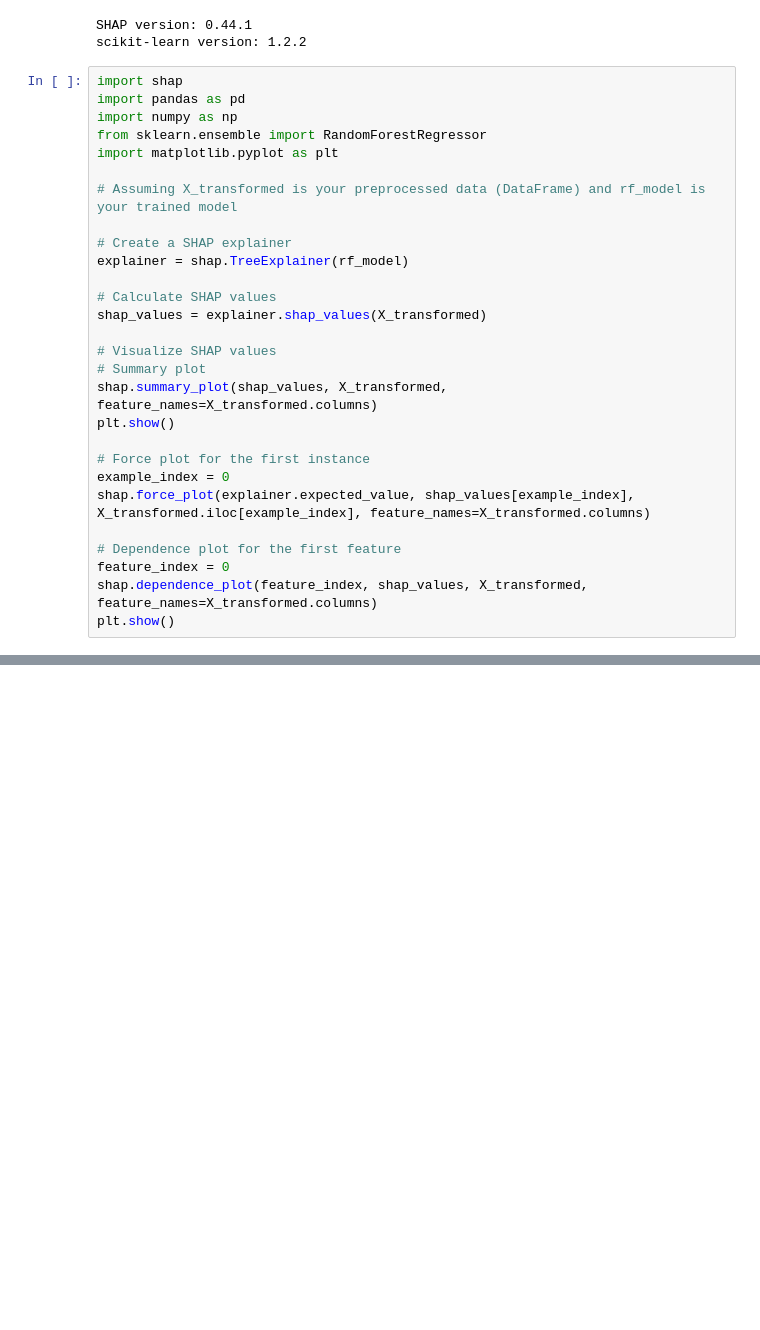
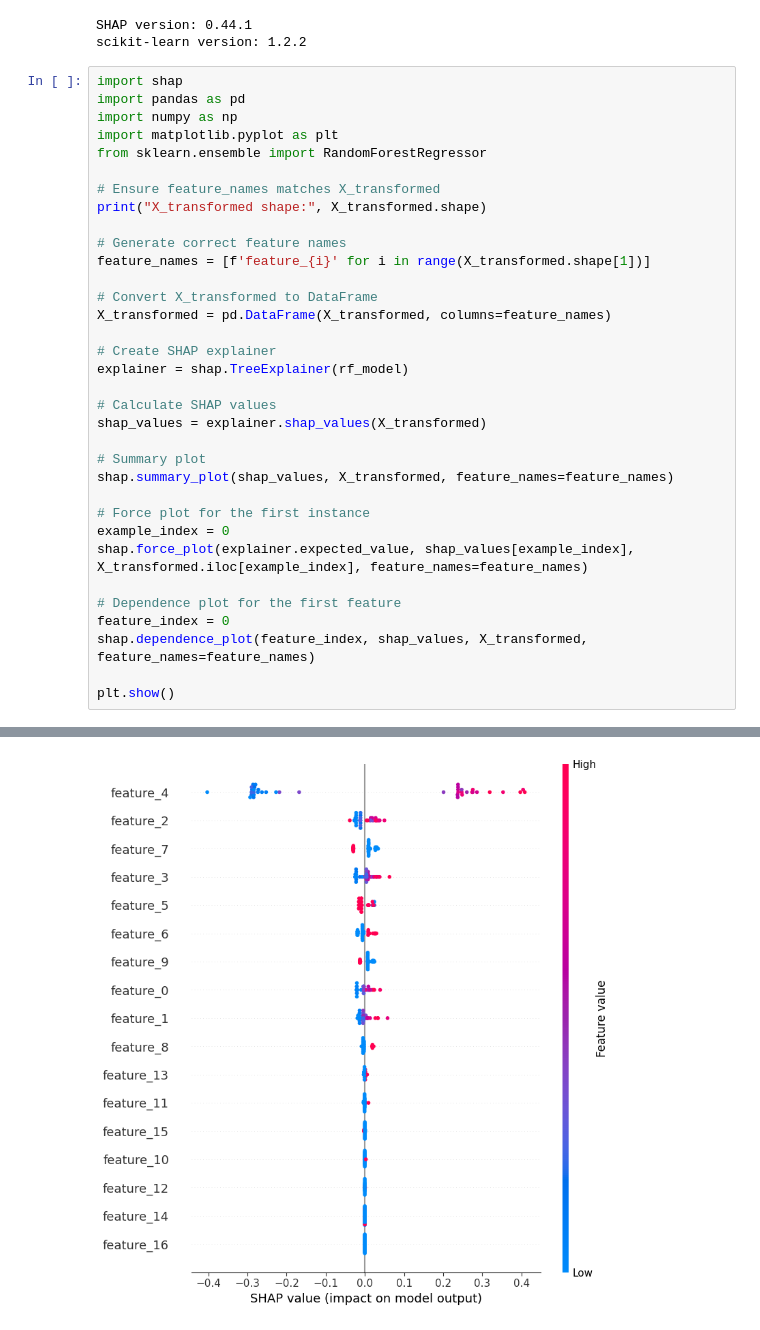
Before and after one commit to Naggayi-Daphne-Pearl/Crop-Prediction-project, a Jupyter notebook: sparsegraph-based-anomaly-detection-for-yield-loss.ipynb, the cells around one changed output, grey strips where cells are left out. Cells and saved outputs as stored; diff of their text form; blank space fills up the shorter version.

Commit message:
Kaggle Notebook | SparseGraph-Based Anomaly Detection for Yield Loss | Version 19

```diff
--- a/sparsegraph-based-anomaly-detection-for-yield-loss.ipynb
+++ b/sparsegraph-based-anomaly-detection-for-yield-loss.ipynb
@@ -382,28 +400,34 @@ scikit-learn version: 1.2.2
 import shap
 import pandas as pd
 import numpy as np
+import matplotlib.pyplot as plt
 from sklearn.ensemble import RandomForestRegressor
-import matplotlib.pyplot as plt
 
-# Assuming X_transformed is your preprocessed data (DataFrame) and rf_model is your trained model
+# Ensure feature_names matches X_transformed
+print("X_transformed shape:", X_transformed.shape)
 
-# Create a SHAP explainer
+# Generate correct feature names
+feature_names = [f'feature_{i}' for i in range(X_transformed.shape[1])]
+
+# Convert X_transformed to DataFrame
+X_transformed = pd.DataFrame(X_transformed, columns=feature_names)
+
+# Create SHAP explainer
 explainer = shap.TreeExplainer(rf_model)
 
 # Calculate SHAP values
 shap_values = explainer.shap_values(X_transformed)
 
-# Visualize SHAP values
 # Summary plot
-shap.summary_plot(shap_values, X_transformed, feature_names=X_transformed.columns)
-plt.show()
+shap.summary_plot(shap_values, X_transformed, feature_names=feature_names)
 
 # Force plot for the first instance
 example_index = 0
-shap.force_plot(explainer.expected_value, shap_values[example_index], X_transformed.iloc[example_index], feature_names=X_transformed.columns)
+shap.force_plot(explainer.expected_value, shap_values[example_index], X_transformed.iloc[example_index], feature_names=feature_names)
 
 # Dependence plot for the first feature
 feature_index = 0
-shap.dependence_plot(feature_index, shap_values, X_transformed, feature_names=X_transformed.columns)
+shap.dependence_plot(feature_index, shap_values, X_transformed, feature_names=feature_names)
+
 plt.show()
 # %% [output]
@@ -410,0 +435 @@ AttributeError: 'numpy.ndarray' object has no attribute 'columns'
+[figure, added]
```
Also changed, not shown: parts of 4 cells of this notebook.
